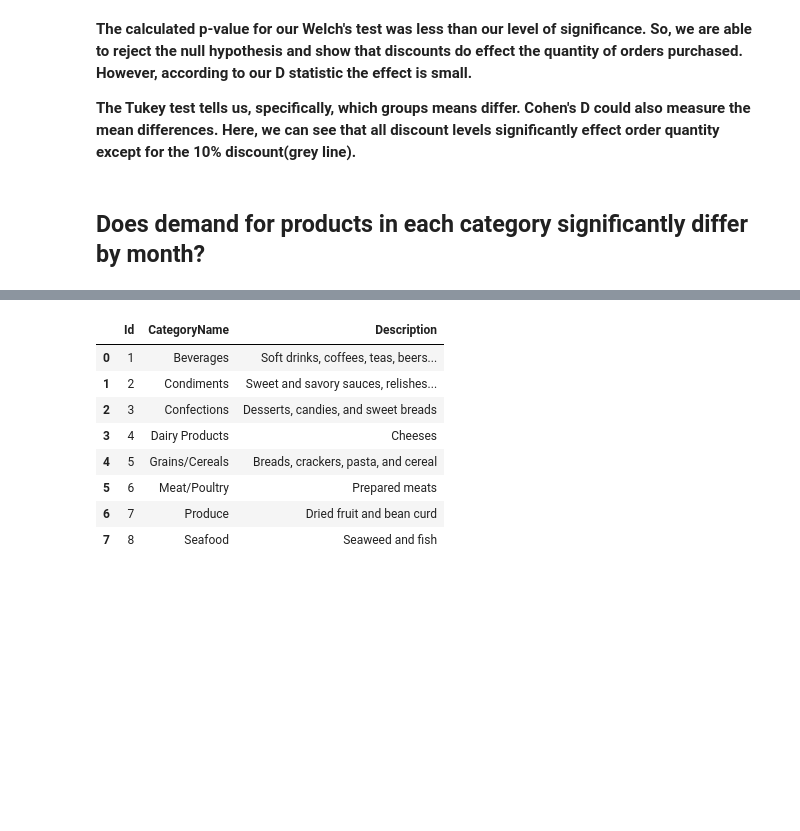
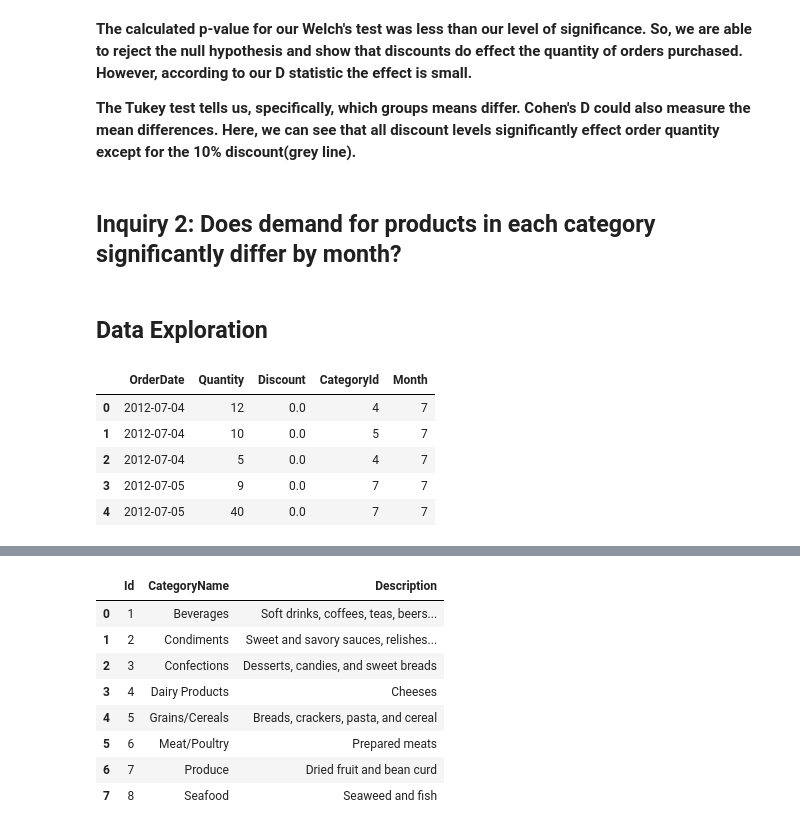
Before and after one commit to Amberlynnyandow/dsc-2-final-project-online-ds-ft-021119, a Jupyter notebook: Finished_Mod2_project.ipynb, the cells around one changed output, grey strips where cells are left out. Cells and saved outputs as stored; diff of their text form; code cells hidden in the pictures; blank space fills up the shorter version.

```diff
--- a/Finished_Mod2_project.ipynb
+++ b/Finished_Mod2_project.ipynb
@@ -260,4 +260,28 @@ mc_results.plot_simultaneous(comparison_name=0.0, figsize=(6,4),
 
 **The Tukey test tells us, specifically, which groups means differ. Cohen's D could also measure the mean differences. Here, we can see that all discount levels significantly effect order quantity except for the 10% discount(grey line).**
 # %% [markdown]
-## Does demand for products in each category significantly differ by month?
+## Inquiry 2: Does demand for products in each category significantly differ by month?
+# %% [markdown]
+## Data Exploration
+# %%
+df = pd.read_sql_query('''
+
+                                SELECT O.OrderDate, OD.Quantity, OD.Discount, CategoryId FROM [Order] AS O
+                                JOIN OrderDetail AS OD
+                                ON O.Id = OD.OrderId
+                                JOIN Product
+                                ON Product.Id = OD.ProductId
+
+
+''',engine)
+
+df.OrderDate = pd.to_datetime(df.OrderDate)
+df['Month'] = df.OrderDate.dt.month
+df.head()
+# %% [output]
+|  | OrderDate | Quantity | Discount | CategoryId | Month |
+| 0 | 2012-07-04 | 12 | 0.0 | 4 | 7 |
+| 1 | 2012-07-04 | 10 | 0.0 | 5 | 7 |
+| 2 | 2012-07-04 | 5 | 0.0 | 4 | 7 |
+| 3 | 2012-07-05 | 9 | 0.0 | 7 | 7 |
+| 4 | 2012-07-05 | 40 | 0.0 | 7 | 7 |
```
Also changed, not shown: parts of 2 cells of this notebook.
